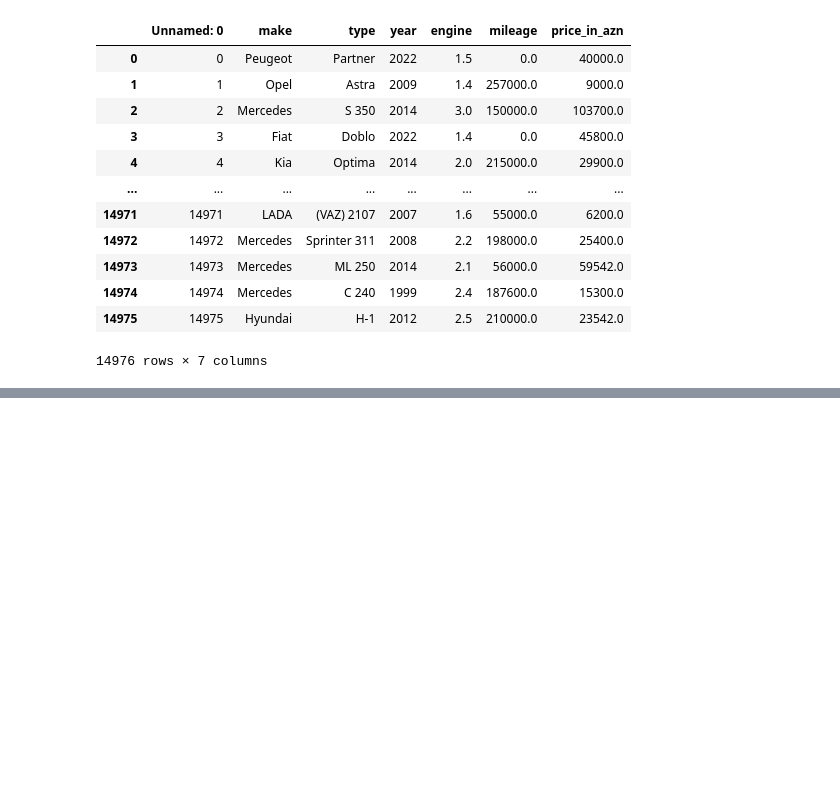
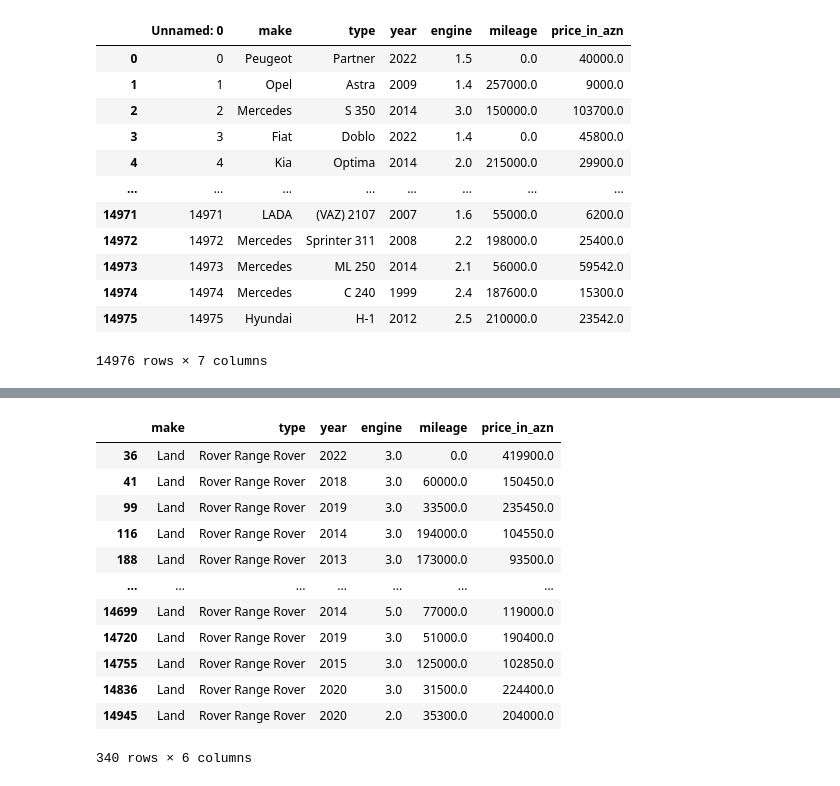
Before and after one commit to hasanzeynal/Streamlit-Car-Price, a Jupyter notebook: modelling/modelling.ipynb, the cells around one changed output, grey strips where cells are left out. Saved outputs shown, nothing was run; the diff lists cells and outputs as text; code cells hidden in the pictures; blank space fills up the shorter version.

```diff
--- a/modelling/modelling.ipynb
+++ b/modelling/modelling.ipynb
@@ -34,0 +67,16 @@ re.findall(r'\W+','61000 AZN')
+# %%
+df[df['type']==' Rover Range Rover']
+# %% [output]
+|  | make | type | year | engine | mileage | price_in_azn |
+| 36 | Land | Rover Range Rover | 2022 | 3.0 | 0.0 | 419900.0 |
+| 41 | Land | Rover Range Rover | 2018 | 3.0 | 60000.0 | 150450.0 |
+| 99 | Land | Rover Range Rover | 2019 | 3.0 | 33500.0 | 235450.0 |
+| 116 | Land | Rover Range Rover | 2014 | 3.0 | 194000.0 | 104550.0 |
+| 188 | Land | Rover Range Rover | 2013 | 3.0 | 173000.0 | 93500.0 |
+| ... | ... | ... | ... | ... | ... | ... |
+| 14699 | Land | Rover Range Rover | 2014 | 5.0 | 77000.0 | 119000.0 |
+| 14720 | Land | Rover Range Rover | 2019 | 3.0 | 51000.0 | 190400.0 |
+| 14755 | Land | Rover Range Rover | 2015 | 3.0 | 125000.0 | 102850.0 |
+| 14836 | Land | Rover Range Rover | 2020 | 3.0 | 31500.0 | 224400.0 |
+| 14945 | Land | Rover Range Rover | 2020 | 2.0 | 35300.0 | 204000.0 |
+340 rows × 6 columns
```
Also changed, not shown: parts of 31 cells of this notebook.
